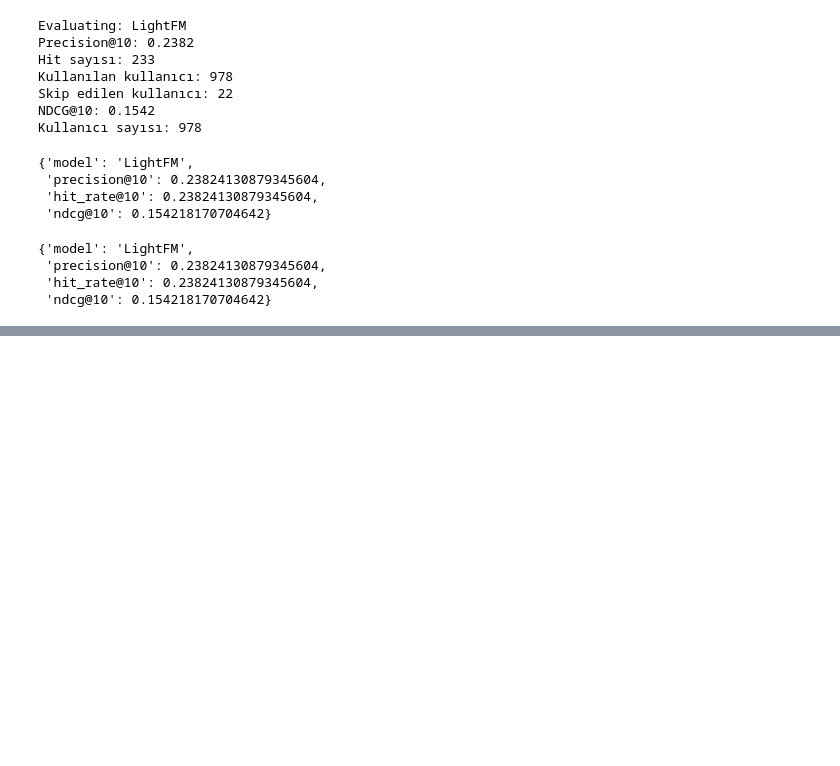
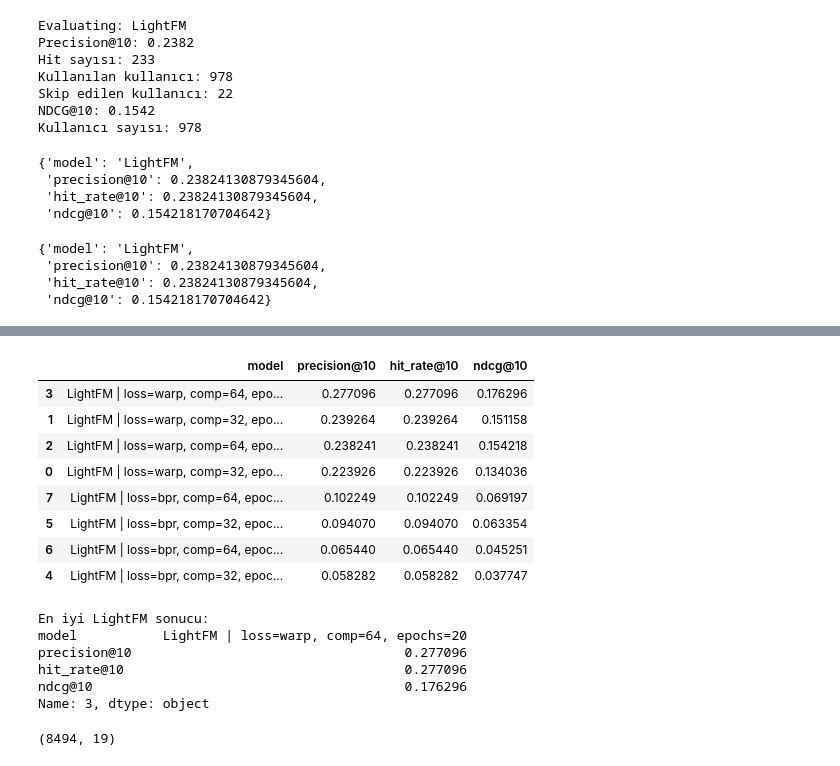
Before and after one commit to aslitarakcilar/cosmetic-recommendation-system, a Jupyter notebook: notebooks/02_evaluation.ipynb, the cells around one changed output, grey strips where cells are left out. Saved outputs shown, nothing was run; the diff lists cells and outputs as text; code cells hidden in the pictures; blank space fills up the shorter version.

```diff
--- a/notebooks/02_evaluation.ipynb
+++ b/notebooks/02_evaluation.ipynb
@@ -1771,0 +1930,49 @@ lightfm_result
+# %%
+# ------------------------------------------------------------------
+# LIGHTFM TUNING SONUÇLARINI SIRALA
+# ------------------------------------------------------------------
+
+lightfm_tuning_df = lightfm_tuning_df.sort_values(
+    by=["precision@10", "ndcg@10"],
+    ascending=False
+)
+
+lightfm_tuning_df
+# %% [output]
+|  | model | precision@10 | hit_rate@10 | ndcg@10 |
+| 3 | LightFM | loss=warp, comp=64, epo... | 0.277096 | 0.277096 | 0.176296 |
+| 1 | LightFM | loss=warp, comp=32, epo... | 0.239264 | 0.239264 | 0.151158 |
+| 2 | LightFM | loss=warp, comp=64, epo... | 0.238241 | 0.238241 | 0.154218 |
+| 0 | LightFM | loss=warp, comp=32, epo... | 0.223926 | 0.223926 | 0.134036 |
+| 7 | LightFM | loss=bpr, comp=64, epoc... | 0.102249 | 0.102249 | 0.069197 |
+| 5 | LightFM | loss=bpr, comp=32, epoc... | 0.094070 | 0.094070 | 0.063354 |
+| 6 | LightFM | loss=bpr, comp=64, epoc... | 0.065440 | 0.065440 | 0.045251 |
+| 4 | LightFM | loss=bpr, comp=32, epoc... | 0.058282 | 0.058282 | 0.037747 |
+# %%
+# ------------------------------------------------------------------
+# EN İYİ LIGHTFM KONFİGÜRASYONU
+# ------------------------------------------------------------------
+
+best_lightfm_result = lightfm_tuning_df.iloc[0]
+
+print("En iyi LightFM sonucu:")
+print(best_lightfm_result)
+# %% [output]
+En iyi LightFM sonucu:
+model           LightFM | loss=warp, comp=64, epochs=20
+precision@10                                   0.277096
+hit_rate@10                                    0.277096
+ndcg@10                                        0.176296
+Name: 3, dtype: object
+# %%
+# ------------------------------------------------------------------
+# LIGHTFM İÇİN PRODUCT DATA YÜKLE
+# ------------------------------------------------------------------
+
+products_clean = pd.read_csv("../data_interim/products_clean.csv")
+
+products_clean["product_id"] = products_clean["product_id"].astype(str)
+
+products_clean.shape
+# %% [output]
+(8494, 19)
```
Also changed, not shown: parts of 26 cells of this notebook, 4 other files.
